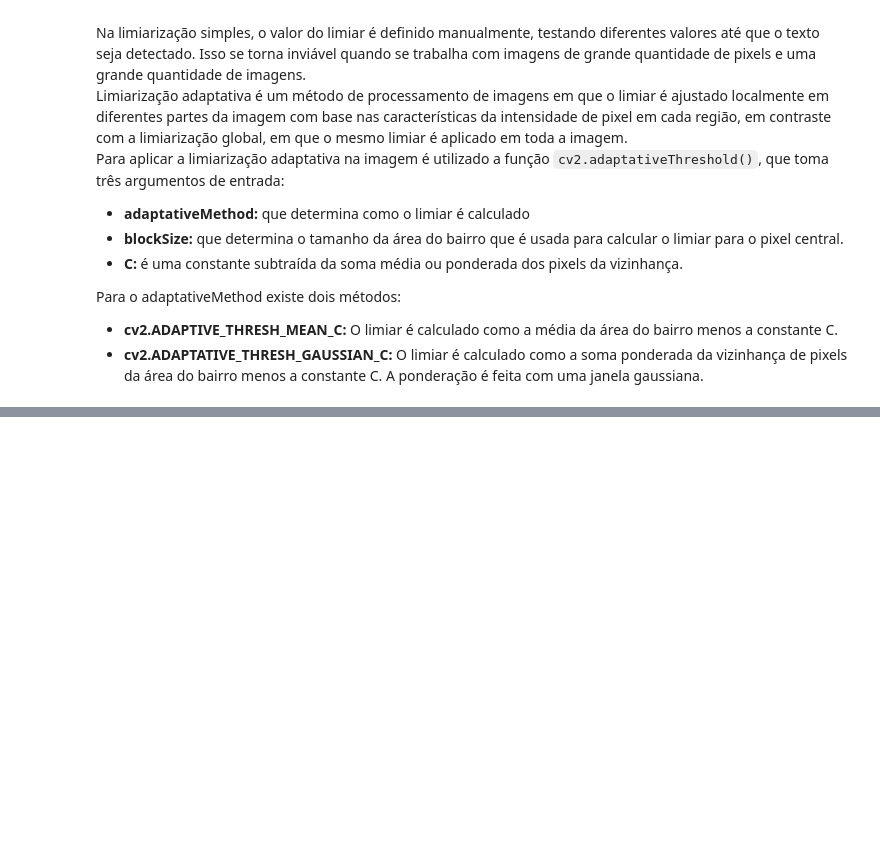
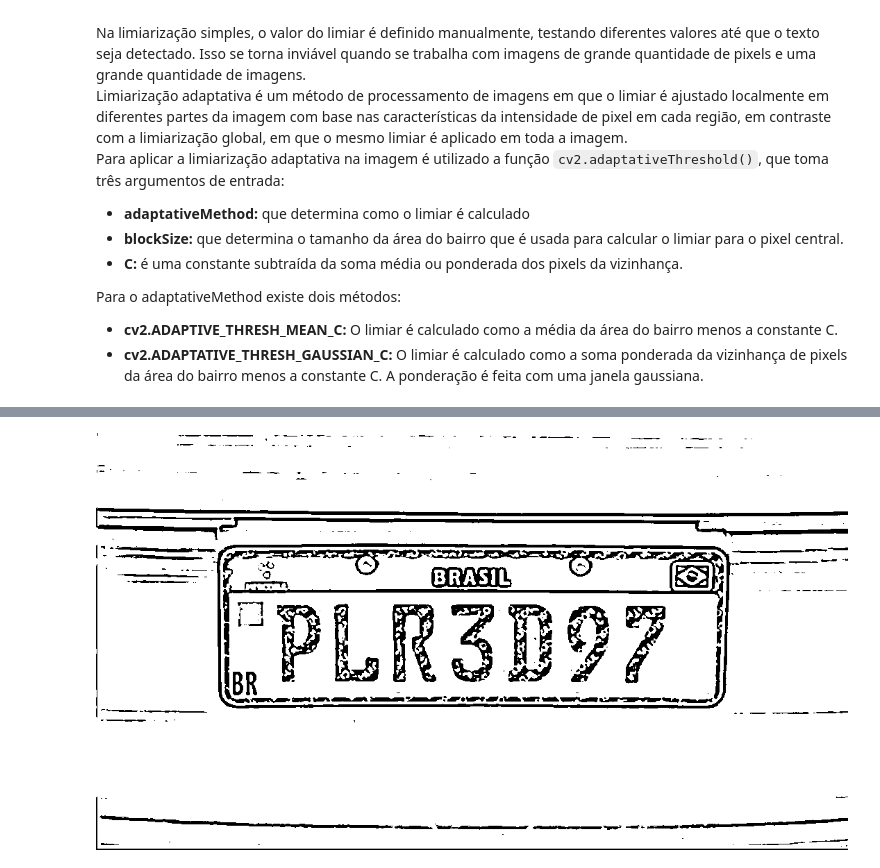
Before and after one commit to marcalhenrique/estudos, a Jupyter notebook: visao_computacional/placa_de_carro/placa_de_carro.ipynb, the cells around one changed output, grey strips where cells are left out. Cells and saved outputs as stored; diff of their text form; code cells hidden in the pictures; blank space fills up the shorter version.

```diff
--- a/visao_computacional/placa_de_carro/placa_de_carro.ipynb
+++ b/visao_computacional/placa_de_carro/placa_de_carro.ipynb
@@ -119,0 +133,5 @@ Para o adaptativeMethod existe dois métodos:
+# %%
+limite_adaptativa = cv2.adaptiveThreshold(img, 255, cv2.ADAPTIVE_THRESH_MEAN_C, cv2.THRESH_BINARY, 11, 8)
+display(Image.fromarray(limite_adaptativa)) # Exibindo a imagem binarizada
+# %% [output]
+[figure, added]
```
Also changed, not shown: parts of 59 cells of this notebook, 2 other files.
